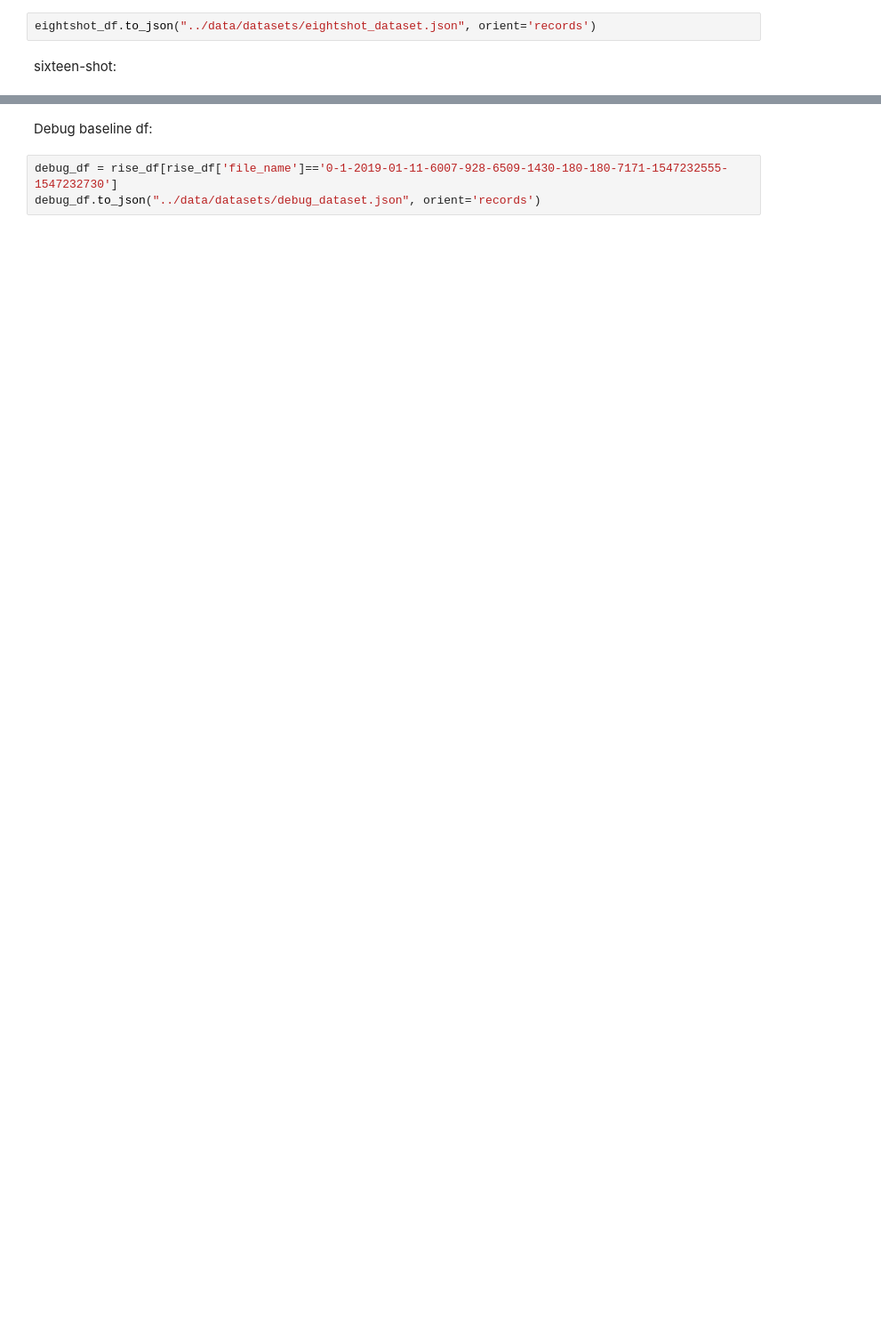
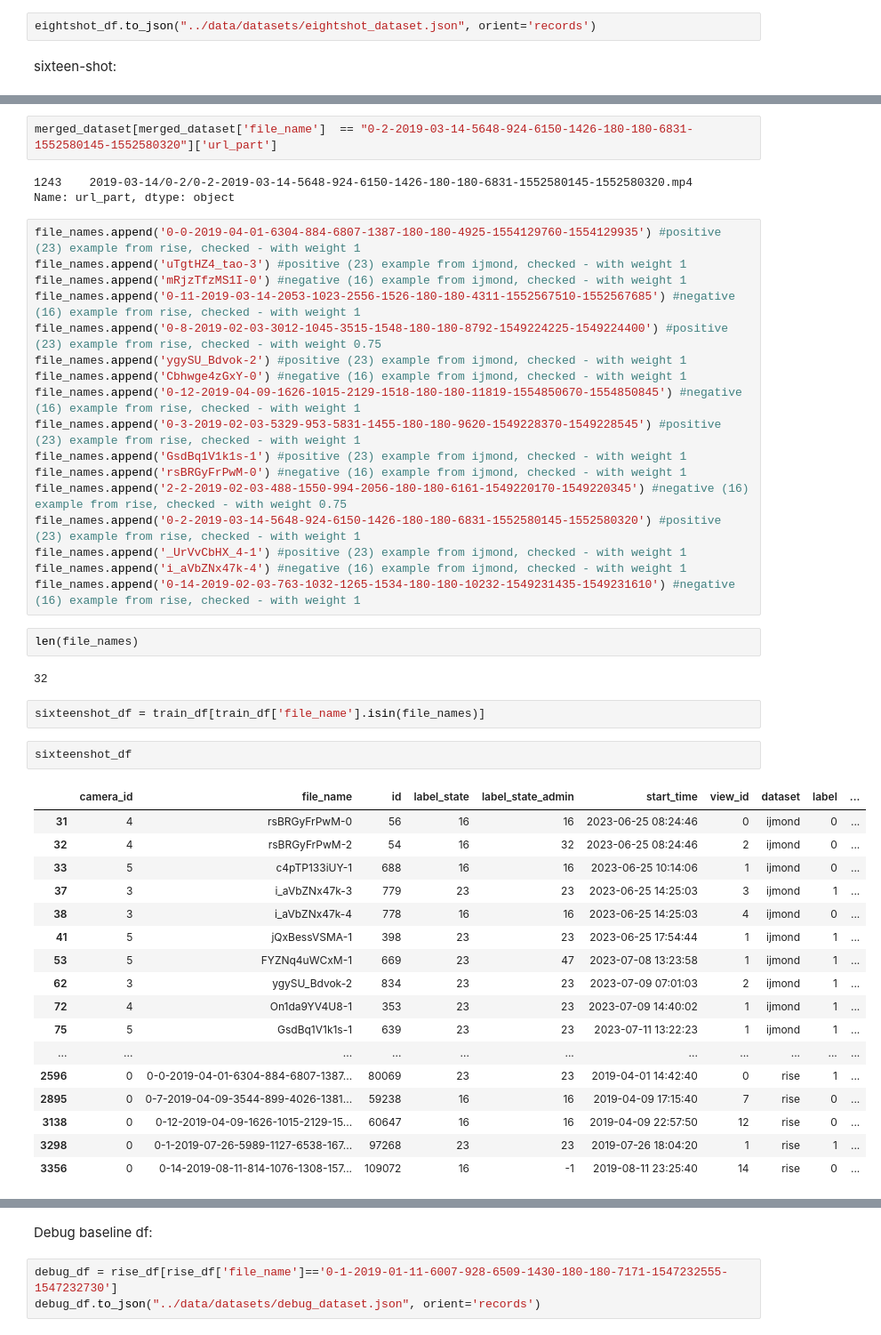
Before and after one commit to szabreka/uva_thesis_project, a Jupyter notebook: EDA/preprocess.ipynb, the cells around one changed output, grey strips where cells are left out. Shown at 89% size. Saved outputs shown, nothing was run; the diff lists cells and outputs as text; blank space fills up the shorter version.

Commit message:
add sixteenshot df

```diff
--- a/EDA/preprocess.ipynb
+++ b/EDA/preprocess.ipynb
@@ -578,0 +579,48 @@ train_df[train_df['label_state_admin']==16].sample(n=10, random_state=100)
+# %%
+merged_dataset[merged_dataset['file_name']  == "0-2-2019-03-14-5648-924-6150-1426-180-180-6831-1552580145-1552580320"]['url_part']
+# %% [output]
+1243    2019-03-14/0-2/0-2-2019-03-14-5648-924-6150-1426-180-180-6831-1552580145-1552580320.mp4
+Name: url_part, dtype: object
+# %%
+file_names.append('0-0-2019-04-01-6304-884-6807-1387-180-180-4925-1554129760-1554129935') #positive (23) example from rise, checked - with weight 1
+file_names.append('uTgtHZ4_tao-3') #positive (23) example from ijmond, checked - with weight 1
+file_names.append('mRjzTfzMS1I-0') #negative (16) example from ijmond, checked - with weight 1
+file_names.append('0-11-2019-03-14-2053-1023-2556-1526-180-180-4311-1552567510-1552567685') #negative (16) example from rise, checked - with weight 1
+file_names.append('0-8-2019-02-03-3012-1045-3515-1548-180-180-8792-1549224225-1549224400') #positive (23) example from rise, checked - with weight 0.75
+file_names.append('ygySU_Bdvok-2') #positive (23) example from ijmond, checked - with weight 1
+file_names.append('Cbhwge4zGxY-0') #negative (16) example from ijmond, checked - with weight 1
+file_names.append('0-12-2019-04-09-1626-1015-2129-1518-180-180-11819-1554850670-1554850845') #negative (16) example from rise, checked - with weight 1
+file_names.append('0-3-2019-02-03-5329-953-5831-1455-180-180-9620-1549228370-1549228545') #positive (23) example from rise, checked - with weight 1
+file_names.append('GsdBq1V1k1s-1') #positive (23) example from ijmond, checked - with weight 1
+file_names.append('rsBRGyFrPwM-0') #negative (16) example from ijmond, checked - with weight 1
+file_names.append('2-2-2019-02-03-488-1550-994-2056-180-180-6161-1549220170-1549220345') #negative (16) example from rise, checked - with weight 0.75
+file_names.append('0-2-2019-03-14-5648-924-6150-1426-180-180-6831-1552580145-1552580320') #positive (23) example from rise, checked - with weight 1
+file_names.append('_UrVvCbHX_4-1') #positive (23) example from ijmond, checked - with weight 1
+file_names.append('i_aVbZNx47k-4') #negative (16) example from ijmond, checked - with weight 1
+file_names.append('0-14-2019-02-03-763-1032-1265-1534-180-180-10232-1549231435-1549231610') #negative (16) example from rise, checked - with weight 1
+# %%
+len(file_names)
+# %% [output]
+32
+# %%
+sixteenshot_df = train_df[train_df['file_name'].isin(file_names)]
+# %%
+sixteenshot_df
+# %% [output]
+|  | camera_id | file_name | id | label_state | label_state_admin | start_time | view_id | dataset | label | ... |
+| 31 | 4 | rsBRGyFrPwM-0 | 56 | 16 | 16 | 2023-06-25 08:24:46 | 0 | ijmond | 0 | ... |
+| 32 | 4 | rsBRGyFrPwM-2 | 54 | 16 | 32 | 2023-06-25 08:24:46 | 2 | ijmond | 0 | ... |
+| 33 | 5 | c4pTP133iUY-1 | 688 | 16 | 16 | 2023-06-25 10:14:06 | 1 | ijmond | 0 | ... |
+| 37 | 3 | i_aVbZNx47k-3 | 779 | 23 | 23 | 2023-06-25 14:25:03 | 3 | ijmond | 1 | ... |
+| 38 | 3 | i_aVbZNx47k-4 | 778 | 16 | 16 | 2023-06-25 14:25:03 | 4 | ijmond | 0 | ... |
+| 41 | 5 | jQxBessVSMA-1 | 398 | 23 | 23 | 2023-06-25 17:54:44 | 1 | ijmond | 1 | ... |
+| 53 | 5 | FYZNq4uWCxM-1 | 669 | 23 | 47 | 2023-07-08 13:23:58 | 1 | ijmond | 1 | ... |
+| 62 | 3 | ygySU_Bdvok-2 | 834 | 23 | 23 | 2023-07-09 07:01:03 | 2 | ijmond | 1 | ... |
+| 72 | 4 | On1da9YV4U8-1 | 353 | 23 | 23 | 2023-07-09 14:40:02 | 1 | ijmond | 1 | ... |
+| 75 | 5 | GsdBq1V1k1s-1 | 639 | 23 | 23 | 2023-07-11 13:22:23 | 1 | ijmond | 1 | ... |
+| ... | ... | ... | ... | ... | ... | ... | ... | ... | ... | ... |
+| 2596 | 0 | 0-0-2019-04-01-6304-884-6807-1387... | 80069 | 23 | 23 | 2019-04-01 14:42:40 | 0 | rise | 1 | ... |
+| 2895 | 0 | 0-7-2019-04-09-3544-899-4026-1381... | 59238 | 16 | 16 | 2019-04-09 17:15:40 | 7 | rise | 0 | ... |
+| 3138 | 0 | 0-12-2019-04-09-1626-1015-2129-15... | 60647 | 16 | 16 | 2019-04-09 22:57:50 | 12 | rise | 0 | ... |
+| 3298 | 0 | 0-1-2019-07-26-5989-1127-6538-167... | 97268 | 23 | 23 | 2019-07-26 18:04:20 | 1 | rise | 1 | ... |
+| 3356 | 0 | 0-14-2019-08-11-814-1076-1308-157... | 109072 | 16 | -1 | 2019-08-11 23:25:40 | 14 | rise | 0 | ... |
```
Also changed, not shown: parts of 2 cells of this notebook, 1 other file.
